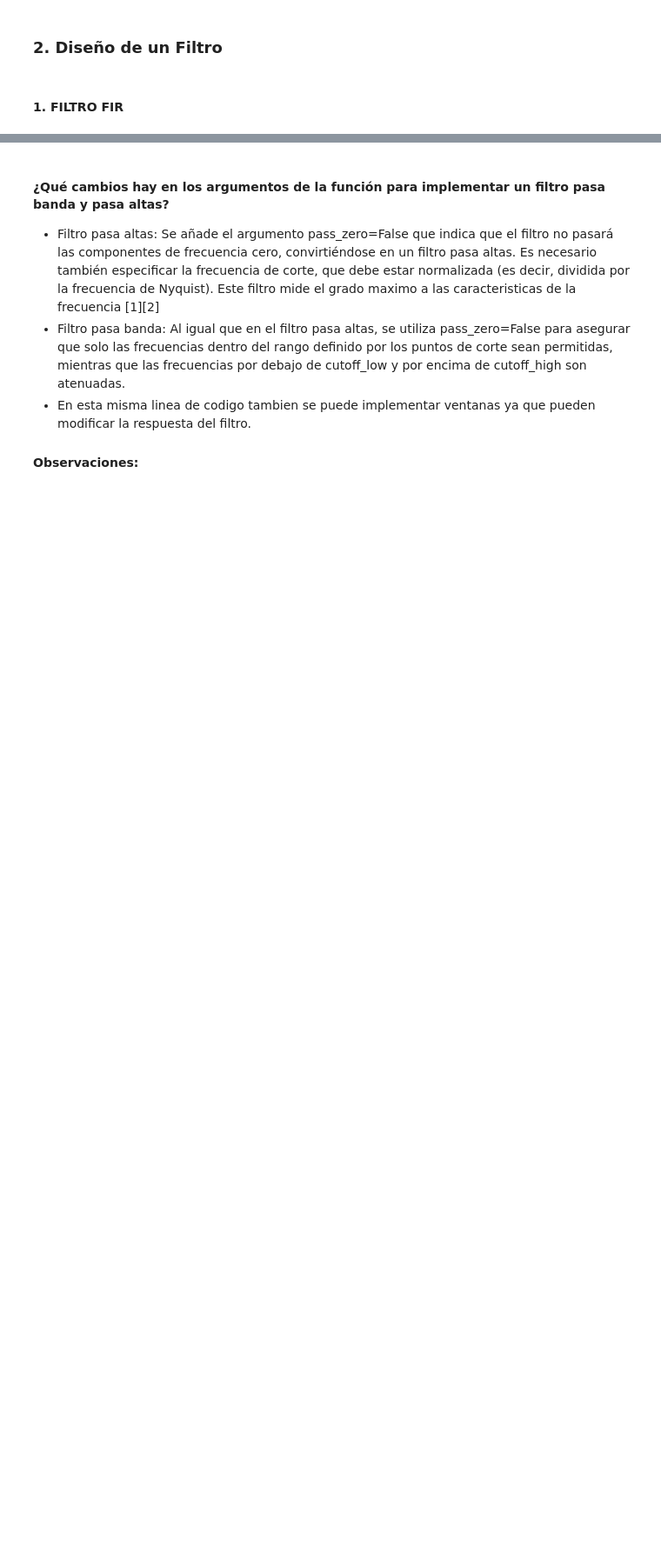
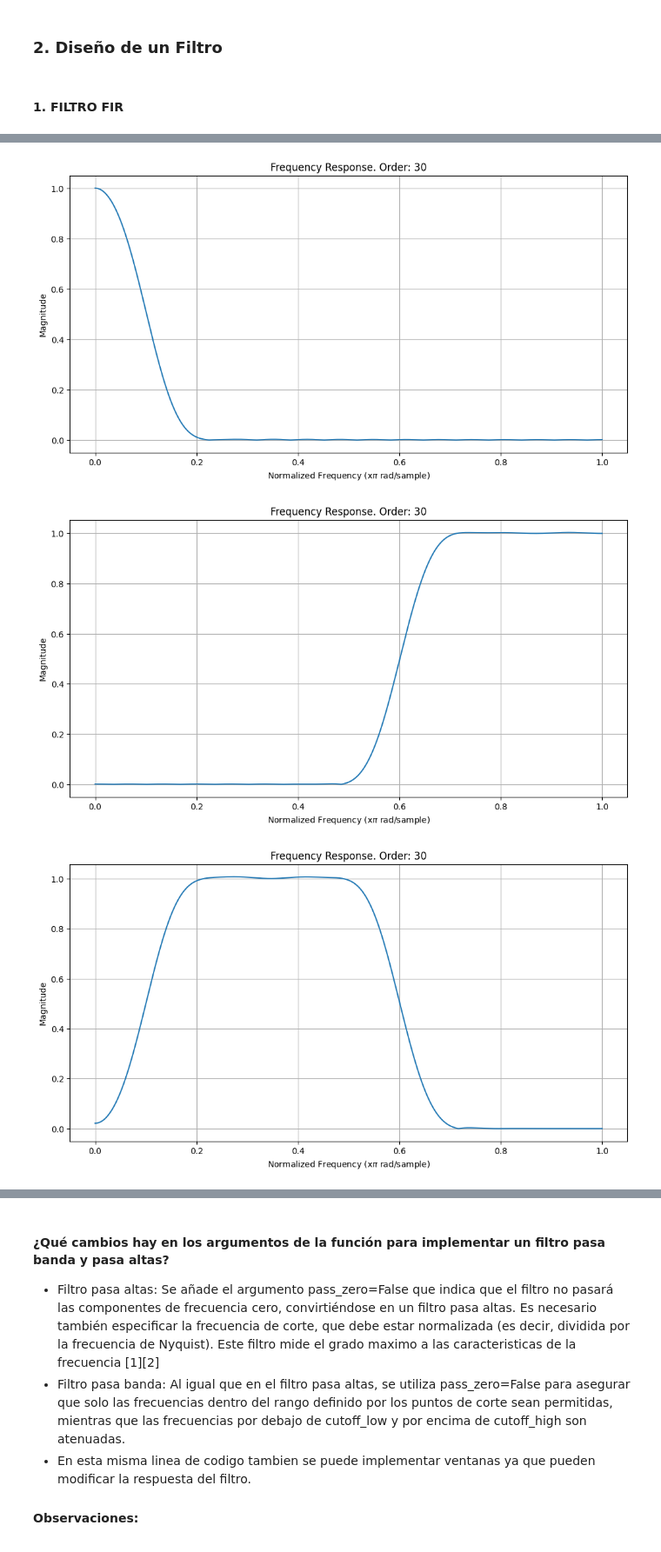
Before and after one commit to juandayo001/Biose-ales_20242, a Jupyter notebook: Practica6.ipynb, the cells around one changed output, grey strips where cells are left out. Shown at 87% size. Cells and saved outputs as stored; diff of their text form; code cells hidden in the pictures; blank space fills up the shorter version.

```diff
--- a/Practica6.ipynb
+++ b/Practica6.ipynb
@@ -66 +66,33 @@ Considerando lo principales parametros de entrada  N: Orden del filtro y W_n: Fr
+# %%
+# FIR pasa bajas
+FIRpasabajas = signal.firwin(orden + 1, wn1, pass_zero='lowpass', window='hamming')
+y_e_fir_low = signal.lfilter(FIRpasabajas, 1.0, y_e)
+
+# FIR pasa altas
+FIRpasaltas = signal.firwin(orden + 1, wn2, pass_zero=False, window='hamming')
+y_e_fir_high = signal.lfilter(FIRpasaltas, 1.0, y_e)
+
+# FIR pasa banda
+FIRpasabanda = signal.firwin(orden + 1, [wn1, wn2], pass_zero=False, window='hamming')
+y_e_fir_band = signal.lfilter(FIRpasabanda, 1.0, y_e)
+
+# Función para graficar las respuestas en frecuencia
+def graficar_rpta(b, a, orden, nyq_rate=1):
+    w, h = signal.freqz(b, a)
+    plt.figure(figsize=(12, 6))
+    plt.plot((w / max(w)) * nyq_rate, abs(h))
+    plt.ylabel('Magnitude')
+    plt.xlabel(r'Normalized Frequency (x$\pi$ rad/sample)')
+    plt.title(r'Frequency Response. Order: ' + str(orden))
+    plt.grid(True)
+    plt.show()
+
+# Gráficas de las respuestas en frecuencia para cada filtro
+graficar_rpta(FIRpasabajas, 1, orden)
+graficar_rpta(FIRpasaltas, 1, orden)
+graficar_rpta(FIRpasabanda, 1, orden)
+# %% [output]
+[figure, added]
+[figure, added]
+[figure, added]
 # %%
```
Also changed, not shown: parts of 11 cells of this notebook.
